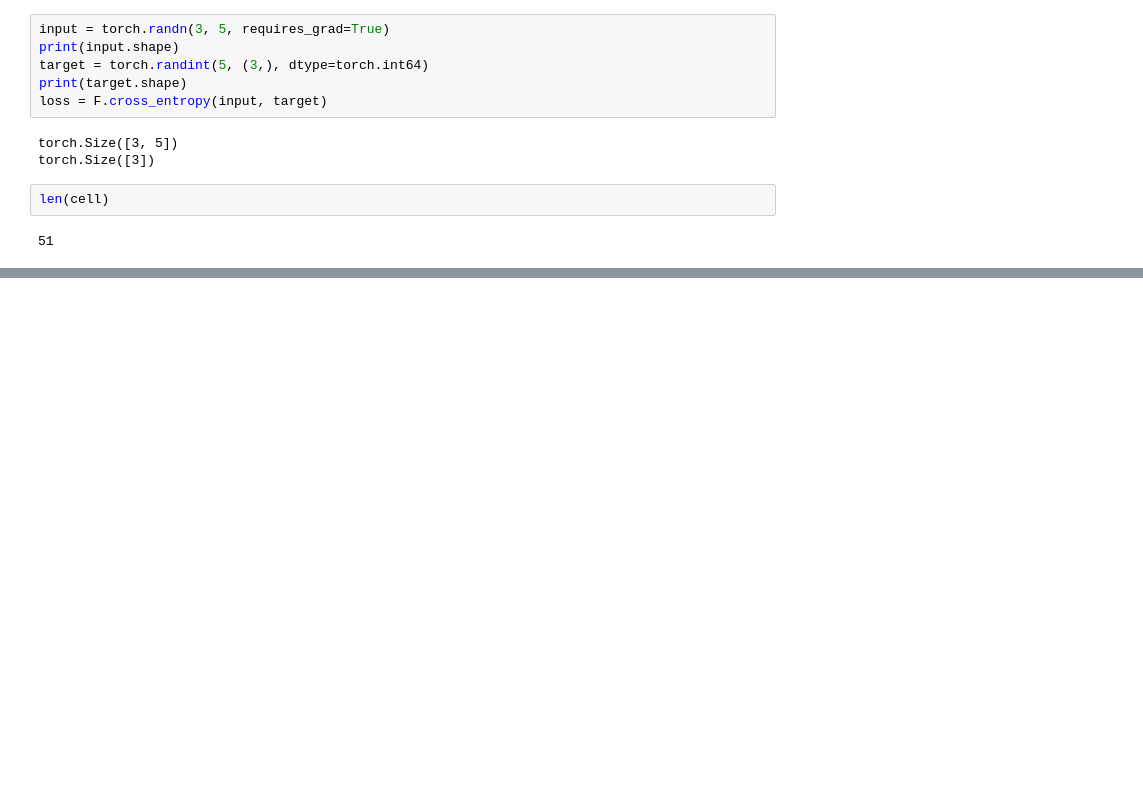
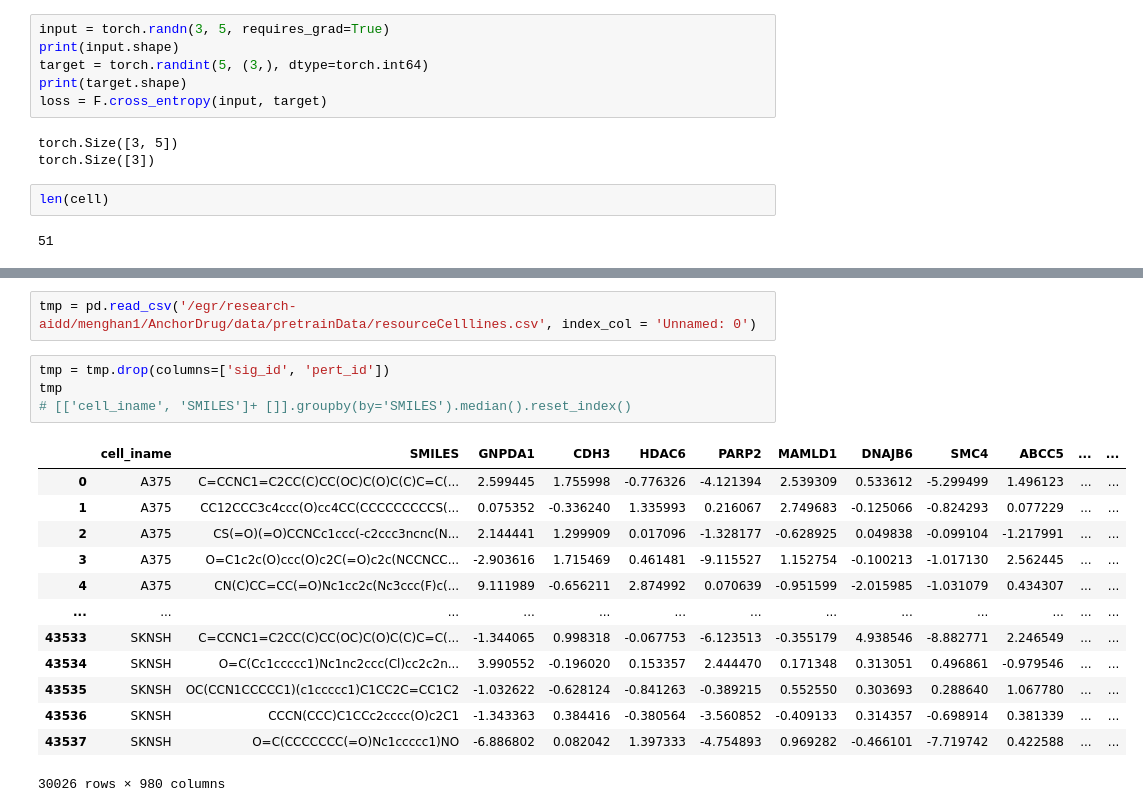
Before and after one commit to dearhannah/AnchorDrug_official, a Jupyter notebook: pg.ipynb, the cells around one changed output, grey strips where cells are left out. Cells and saved outputs as stored; diff of their text form; blank space fills up the shorter version.

Commit message:
sync code base for query drugs jointly from models

```diff
--- a/pg.ipynb
+++ b/pg.ipynb
@@ -28,0 +46,20 @@ len(cell)
+# %%
+tmp = pd.read_csv('/egr/research-aidd/menghan1/AnchorDrug/data/pretrainData/resourceCelllines.csv', index_col = 'Unnamed: 0')
+# %%
+tmp = tmp.drop(columns=['sig_id', 'pert_id'])
+tmp
+# [['cell_iname', 'SMILES']+ []].groupby(by='SMILES').median().reset_index()
+# %% [output]
+|  | cell_iname | SMILES | GNPDA1 | CDH3 | HDAC6 | PARP2 | MAMLD1 | DNAJB6 | SMC4 | ABCC5 | ... | ... |
+| 0 | A375 | C=CCNC1=C2CC(C)CC(OC)C(O)C(C)C=C(... | 2.599445 | 1.755998 | -0.776326 | -4.121394 | 2.539309 | 0.533612 | -5.299499 | 1.496123 | ... | ... |
+| 1 | A375 | CC12CCC3c4ccc(O)cc4CC(CCCCCCCCCS(... | 0.075352 | -0.336240 | 1.335993 | 0.216067 | 2.749683 | -0.125066 | -0.824293 | 0.077229 | ... | ... |
+| 2 | A375 | CS(=O)(=O)CCNCc1ccc(-c2ccc3ncnc(N... | 2.144441 | 1.299909 | 0.017096 | -1.328177 | -0.628925 | 0.049838 | -0.099104 | -1.217991 | ... | ... |
+| 3 | A375 | O=C1c2c(O)ccc(O)c2C(=O)c2c(NCCNCC... | -2.903616 | 1.715469 | 0.461481 | -9.115527 | 1.152754 | -0.100213 | -1.017130 | 2.562445 | ... | ... |
+| 4 | A375 | CN(C)CC=CC(=O)Nc1cc2c(Nc3ccc(F)c(... | 9.111989 | -0.656211 | 2.874992 | 0.070639 | -0.951599 | -2.015985 | -1.031079 | 0.434307 | ... | ... |
+| ... | ... | ... | ... | ... | ... | ... | ... | ... | ... | ... | ... | ... |
+| 43533 | SKNSH | C=CCNC1=C2CC(C)CC(OC)C(O)C(C)C=C(... | -1.344065 | 0.998318 | -0.067753 | -6.123513 | -0.355179 | 4.938546 | -8.882771 | 2.246549 | ... | ... |
+| 43534 | SKNSH | O=C(Cc1ccccc1)Nc1nc2ccc(Cl)cc2c2n... | 3.990552 | -0.196020 | 0.153357 | 2.444470 | 0.171348 | 0.313051 | 0.496861 | -0.979546 | ... | ... |
+| 43535 | SKNSH | OC(CCN1CCCCC1)(c1ccccc1)C1CC2C=CC1C2 | -1.032622 | -0.628124 | -0.841263 | -0.389215 | 0.552550 | 0.303693 | 0.288640 | 1.067780 | ... | ... |
+| 43536 | SKNSH | CCCN(CCC)C1CCc2cccc(O)c2C1 | -1.343363 | 0.384416 | -0.380564 | -3.560852 | -0.409133 | 0.314357 | -0.698914 | 0.381339 | ... | ... |
+| 43537 | SKNSH | O=C(CCCCCCC(=O)Nc1ccccc1)NO | -6.886802 | 0.082042 | 1.397333 | -4.754893 | 0.969282 | -0.466101 | -7.719742 | 0.422588 | ... | ... |
+30026 rows × 980 columns
```
Also changed, not shown: parts of 10 cells of this notebook, 31 other files.
